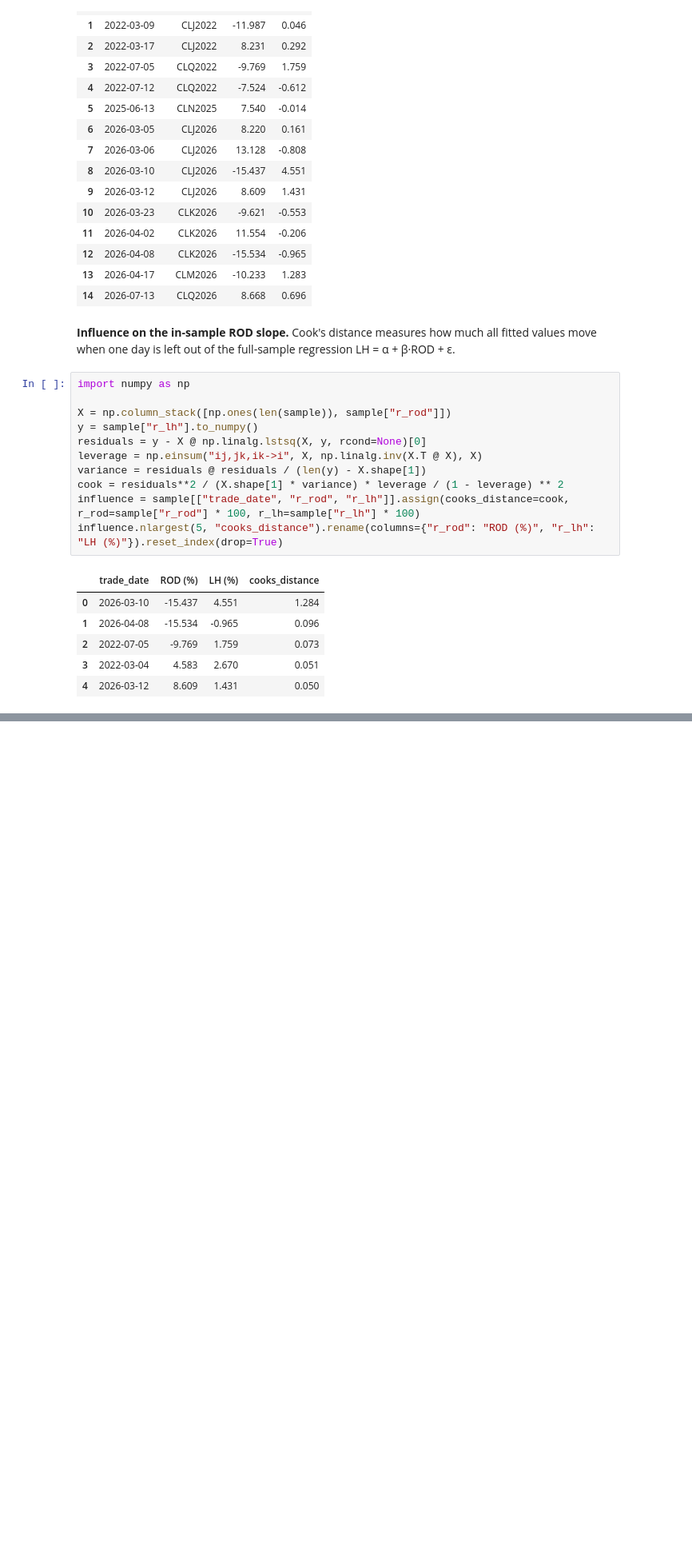
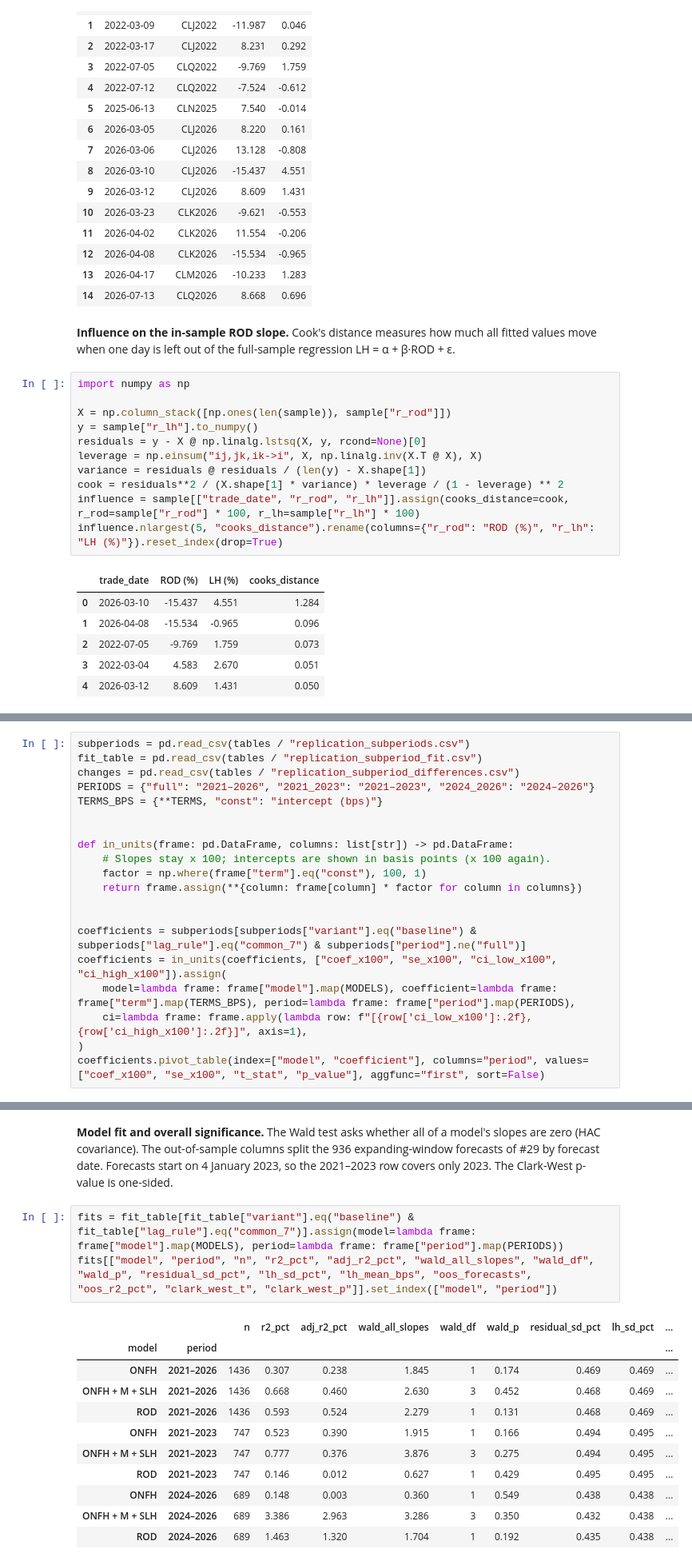
Before and after one commit to gwino/futures-project-group3, a Jupyter notebook: analysis/04_replication_results.ipynb, the cells around one changed output, grey strips where cells are left out. Shown at 80% size. Cells and saved outputs as stored; diff of their text form; blank space fills up the shorter version.

```diff
--- a/analysis/04_replication_results.ipynb
+++ b/analysis/04_replication_results.ipynb
@@ -349,0 +351,20 @@ In 2021–2026 there is **no evidence of intraday momentum in CL**. The slopes a
+# %%
+subperiods = pd.read_csv(tables / "replication_subperiods.csv")
+fit_table = pd.read_csv(tables / "replication_subperiod_fit.csv")
+changes = pd.read_csv(tables / "replication_subperiod_differences.csv")
+PERIODS = {"full": "2021–2026", "2021_2023": "2021–2023", "2024_2026": "2024–2026"}
+TERMS_BPS = {**TERMS, "const": "intercept (bps)"}
+
+
+def in_units(frame: pd.DataFrame, columns: list[str]) -> pd.DataFrame:
+	# Slopes stay x 100; intercepts are shown in basis points (x 100 again).
+	factor = np.where(frame["term"].eq("const"), 100, 1)
+	return frame.assign(**{column: frame[column] * factor for column in columns})
+
+
+coefficients = subperiods[subperiods["variant"].eq("baseline") & subperiods["lag_rule"].eq("common_7") & subperiods["period"].ne("full")]
+coefficients = in_units(coefficients, ["coef_x100", "se_x100", "ci_low_x100", "ci_high_x100"]).assign(
+	model=lambda frame: frame["model"].map(MODELS), coefficient=lambda frame: frame["term"].map(TERMS_BPS), period=lambda frame: frame["period"].map(PERIODS),
+	ci=lambda frame: frame.apply(lambda row: f"[{row['ci_low_x100']:.2f}, {row['ci_high_x100']:.2f}]", axis=1),
+)
+coefficients.pivot_table(index=["model", "coefficient"], columns="period", values=["coef_x100", "se_x100", "t_stat", "p_value"], aggfunc="first", sort=False)
@@ -349,0 +383,17 @@ In 2021–2026 there is **no evidence of intraday momentum in CL**. The slopes a
+# %% [markdown]
+**Model fit and overall significance.** The Wald test asks whether all of a model's slopes are zero (HAC covariance). The out-of-sample columns split the 936 expanding-window forecasts of #29 by forecast date. Forecasts start on 4 January 2023, so the 2021–2023 row covers only 2023. The Clark-West p-value is one-sided.
+# %%
+fits = fit_table[fit_table["variant"].eq("baseline") & fit_table["lag_rule"].eq("common_7")].assign(model=lambda frame: frame["model"].map(MODELS), period=lambda frame: frame["period"].map(PERIODS))
+fits[["model", "period", "n", "r2_pct", "adj_r2_pct", "wald_all_slopes", "wald_df", "wald_p", "residual_sd_pct", "lh_sd_pct", "lh_mean_bps", "oos_forecasts", "oos_r2_pct", "clark_west_t", "clark_west_p"]].set_index(["model", "period"])
+# %% [output]
+|  |  | n | r2_pct | adj_r2_pct | wald_all_slopes | wald_df | wald_p | residual_sd_pct | lh_sd_pct | ... |
+| model | period |  |  |  |  |  |  |  |  | ... |
+| ONFH | 2021–2026 | 1436 | 0.307 | 0.238 | 1.845 | 1 | 0.174 | 0.469 | 0.469 | ... |
+| ONFH + M + SLH | 2021–2026 | 1436 | 0.668 | 0.460 | 2.630 | 3 | 0.452 | 0.468 | 0.469 | ... |
+| ROD | 2021–2026 | 1436 | 0.593 | 0.524 | 2.279 | 1 | 0.131 | 0.468 | 0.469 | ... |
+| ONFH | 2021–2023 | 747 | 0.523 | 0.390 | 1.915 | 1 | 0.166 | 0.494 | 0.495 | ... |
+| ONFH + M + SLH | 2021–2023 | 747 | 0.777 | 0.376 | 3.876 | 3 | 0.275 | 0.494 | 0.495 | ... |
+| ROD | 2021–2023 | 747 | 0.146 | 0.012 | 0.627 | 1 | 0.429 | 0.495 | 0.495 | ... |
+| ONFH | 2024–2026 | 689 | 0.148 | 0.003 | 0.360 | 1 | 0.549 | 0.438 | 0.438 | ... |
+| ONFH + M + SLH | 2024–2026 | 689 | 3.386 | 2.963 | 3.286 | 3 | 0.350 | 0.432 | 0.438 | ... |
+| ROD | 2024–2026 | 689 | 1.463 | 1.320 | 1.704 | 1 | 0.192 | 0.435 | 0.438 | ... |
```
Also changed, not shown: parts of 9 cells of this notebook, 10 other files.
